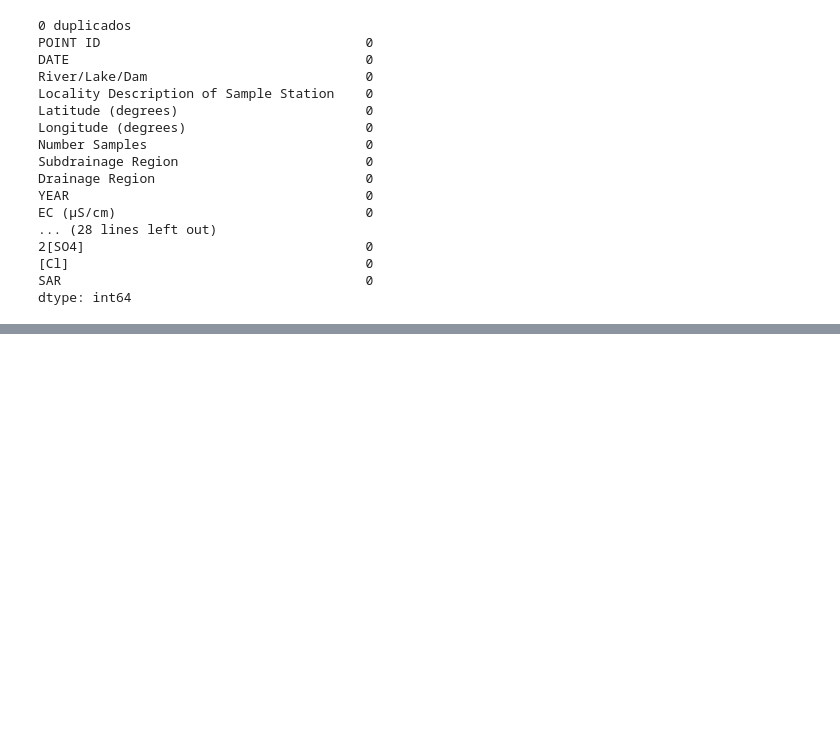
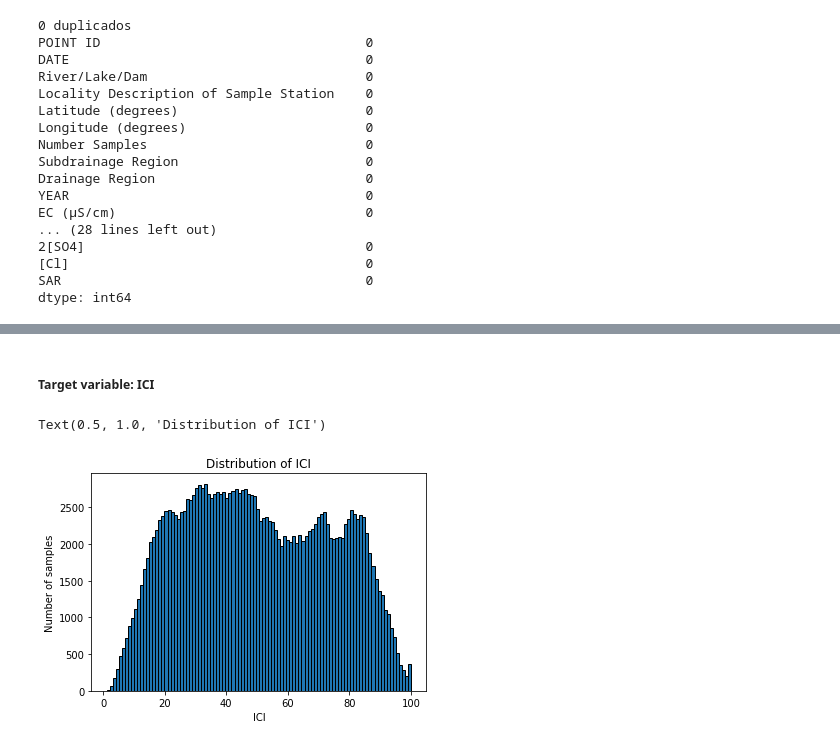
Before and after one commit to elenuskiya/TFM, a Jupyter notebook: Notebooks/00_Cleaning_manipulation_and_unification.ipynb, the cells around one changed output, grey strips where cells are left out. Drawn from its saved outputs; the diff is of its cells as text; code cells hidden in the pictures; blank space fills up the shorter version.

```diff
--- a/Notebooks/00_Cleaning_manipulation_and_unification.ipynb
+++ b/Notebooks/00_Cleaning_manipulation_and_unification.ipynb
@@ -683,0 +818,10 @@ chemical_stations.to_excel("chemical_stations.xlsx", index=False)
+# %% [markdown]
+##### Target variable: ICI
+# %%
+plt.hist(chemical_stations['ICI (%)'], bins = 100, edgecolor = 'k');
+plt.xlabel("ICI");
+plt.ylabel("Number of samples");
+plt.title("Distribution of ICI")
+# %% [output]
+Text(0.5, 1.0, 'Distribution of ICI')
+[figure, added]
```
Also changed, not shown: parts of 34 cells of this notebook.
